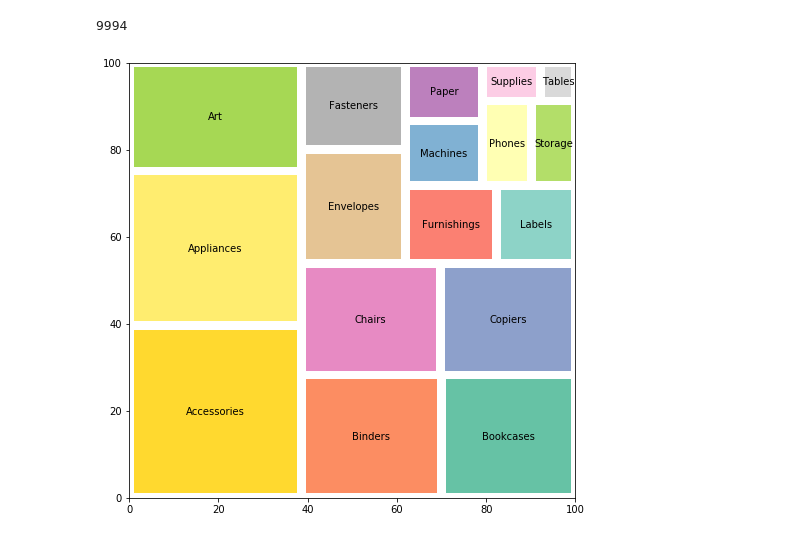
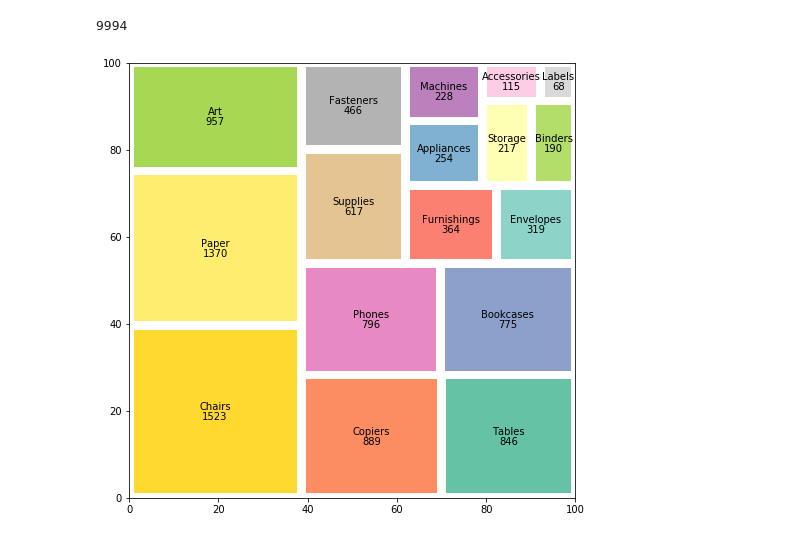
Before and after one commit to glutolik/Mipt_data_viz, a Jupyter notebook: Squarified Treemap/Squarified Treemap.ipynb, the cells around one changed output. Saved outputs shown, nothing was run; the diff lists cells and outputs as text; code cells hidden in the pictures.

```diff
--- a/Squarified Treemap/Squarified Treemap.ipynb
+++ b/Squarified Treemap/Squarified Treemap.ipynb
@@ -214,8 +214,13 @@ def plot(
         Matplotlib Axes
     """
 
-    sizes = np.sort(sizes)[::-1]
+    data = pd.DataFrame(data = np.array([sizes, label]).T, columns=['sizes', 'label']).sort_values('sizes')
+    sizes = data['sizes'].values[::-1]
+    label = data['label'].values[::-1]
+    if value is not None:
+        value = sizes
 
+    data.head()
     if ax is None:
         ax = plt.gca()
 
@@ -326,7 +331,7 @@ width = 100
 height = 100
 # %%
 plt.figure(figsize=(8,8))
-plot(values, norm_x=width, norm_y=height, pad=True, label=data_groupped.index, cmaps=['Set2', 'Set3'])
+plot(values, norm_x=width, norm_y=height, pad=True, label=data_groupped.index, cmaps=['Set2', 'Set3'], value=values)
 plt.show()
 # %% [output]
-[figure, old version]
+[figure, new version]
```
